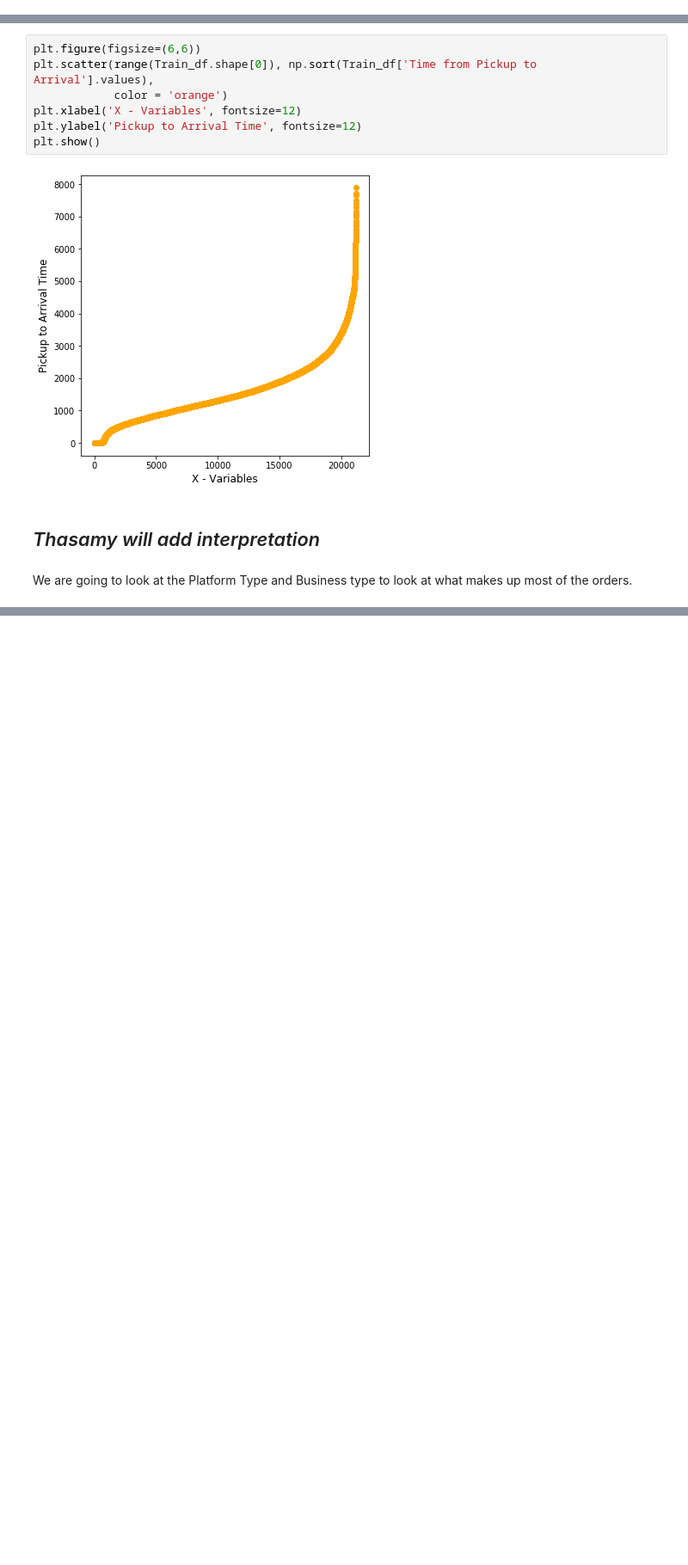
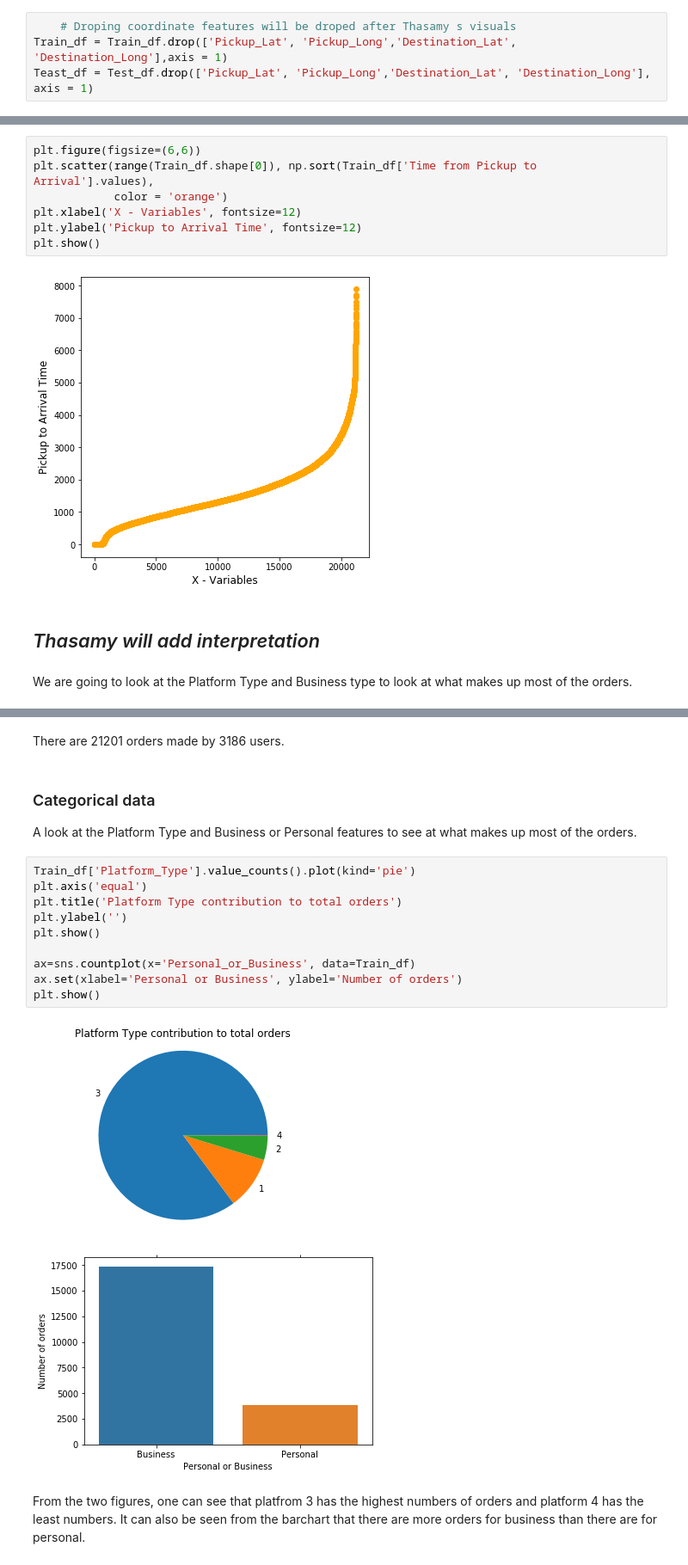
Before and after one commit to Team24-Regression/Regression_Predict_Package, a Jupyter notebook: notebook_team_24.ipynb, the cells around one changed output, grey strips where cells are left out. Shown at 86% size. Drawn from its saved outputs; the diff is of its cells as text; blank space fills up the shorter version.

```diff
--- a/notebook_team_24.ipynb
+++ b/notebook_team_24.ipynb
@@ -402,0 +403,4 @@ Train_df.head(5)
+# %%
+    # Droping coordinate features will be droped after Thasamy s visuals
+Train_df = Train_df.drop(['Pickup_Lat', 'Pickup_Long','Destination_Lat', 'Destination_Long'],axis = 1)
+Teast_df = Test_df.drop(['Pickup_Lat', 'Pickup_Long','Destination_Lat', 'Destination_Long'], axis = 1)
@@ -428,0 +445,21 @@ Platform_type = sns.factorplot(y="No_Of_Orders", x ="Platform_Type",
+# %% [markdown]
+There are 21201 orders made by 3186 users.
+# %% [markdown]
+### Categorical data
+
+A look at the Platform Type and Business or Personal features to see at what makes up most of the orders.
+# %%
+Train_df['Platform_Type'].value_counts().plot(kind='pie')
+plt.axis('equal')
+plt.title('Platform Type contribution to total orders')
+plt.ylabel('')
+plt.show()
+
+ax=sns.countplot(x='Personal_or_Business', data=Train_df)
+ax.set(xlabel='Personal or Business', ylabel='Number of orders')
+plt.show()
+# %% [output]
+[figure, added]
+[figure, added]
+# %% [markdown]
+From the two figures, one can see that platfrom 3 has the highest numbers of orders and platform 4 has the least numbers. It can also be seen from the barchart that there are more orders for business than there are for personal.
```
Also changed, not shown: parts of 36 cells of this notebook.
